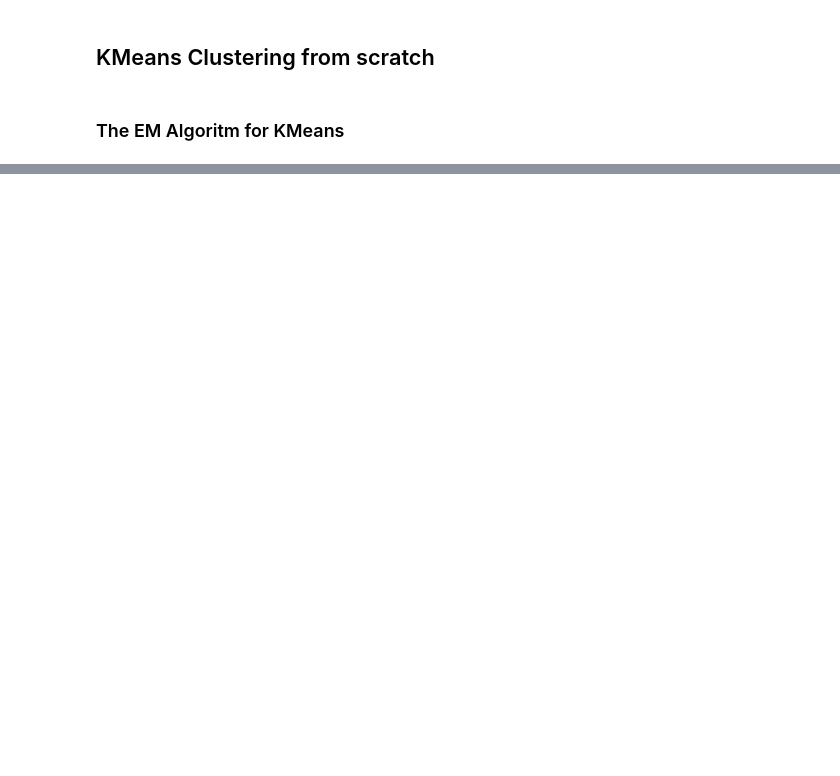
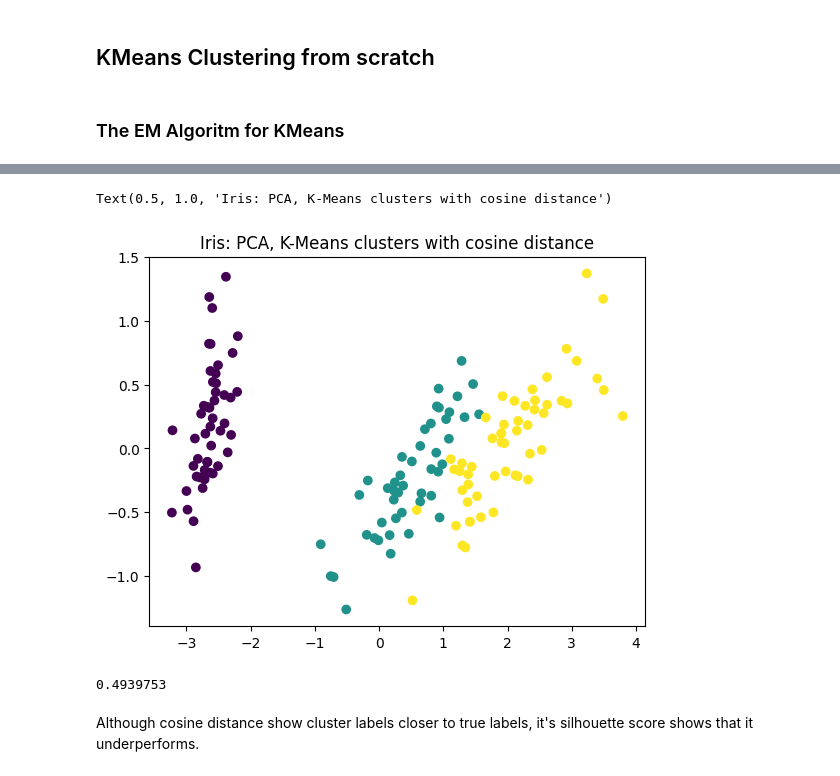
Before and after one commit to ShonenAsh/ml-algos-from-scratch, a Jupyter notebook: clustering/KMeansClustering.ipynb, the cells around one changed output, grey strips where cells are left out. Saved outputs shown, nothing was run; the diff lists cells and outputs as text; code cells hidden in the pictures; blank space fills up the shorter version.

```diff
--- a/clustering/KMeansClustering.ipynb
+++ b/clustering/KMeansClustering.ipynb
@@ -76,0 +75,3 @@ Text(0.5, 1.0, 'Iris: PCA')
+# %%
+_, pi, mus = k_means(X, k=3, max_iterations=50, metric='cosine')
+c_labels_cosine = np.argwhere(pi == 1)[:, 1]
@@ -76,0 +84,13 @@ Text(0.5, 1.0, 'Iris: PCA')
+# %%
+plt.scatter(x=X_pca[:, 0], y=X_pca[:, 1], c=c_labels_cosine)
+plt.title("Iris: PCA, K-Means clusters with cosine distance")
+# %% [output]
+Text(0.5, 1.0, 'Iris: PCA, K-Means clusters with cosine distance')
+[figure, added]
+# %%
+# Silhouette score with euclidean distance
+silhouette_score(X, c_labels_cosine)
+# %% [output]
+0.4939753
+# %% [markdown]
+Although cosine distance show cluster labels closer to true labels, it's silhouette score shows that it underperforms.
```
Also changed, not shown: parts of 9 cells of this notebook.
